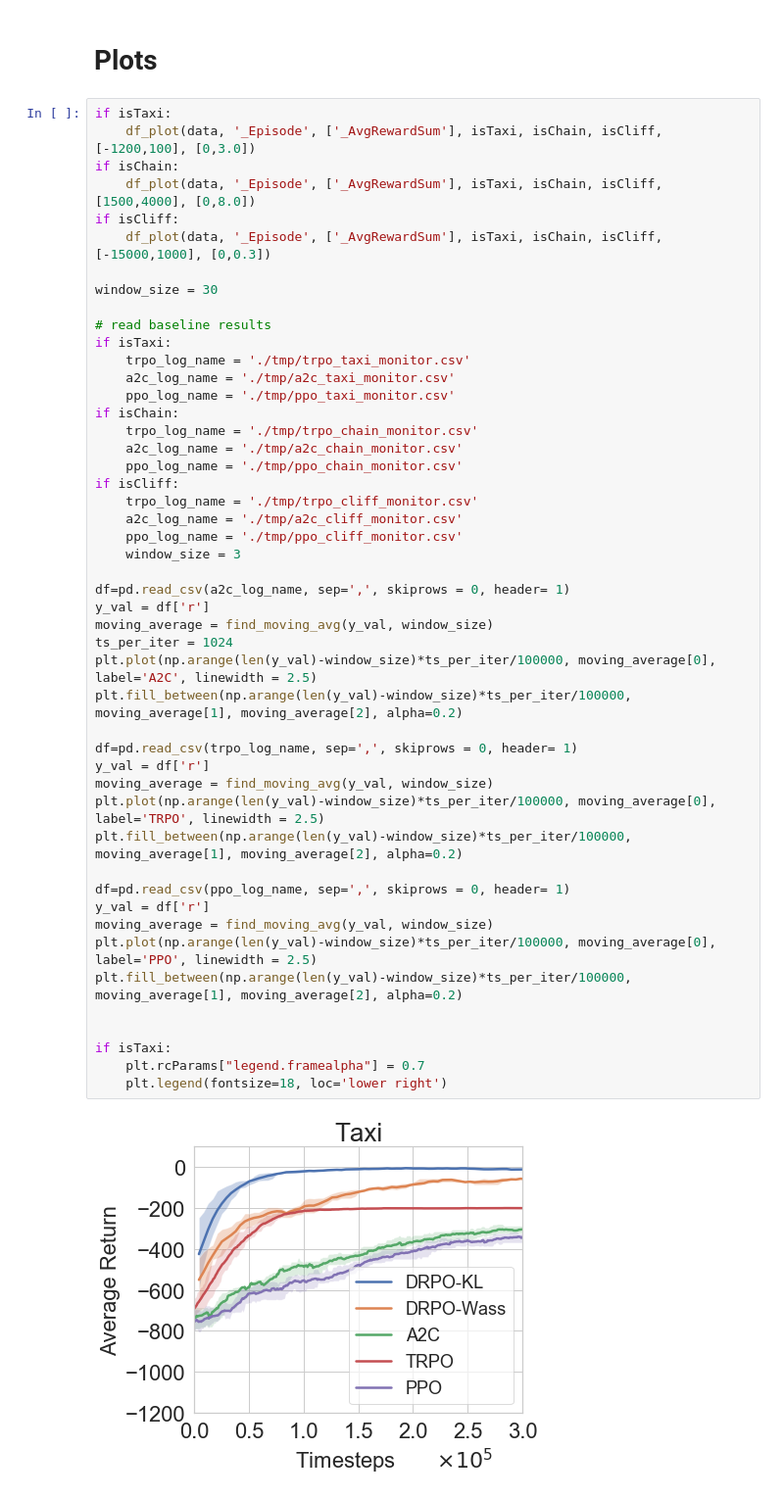
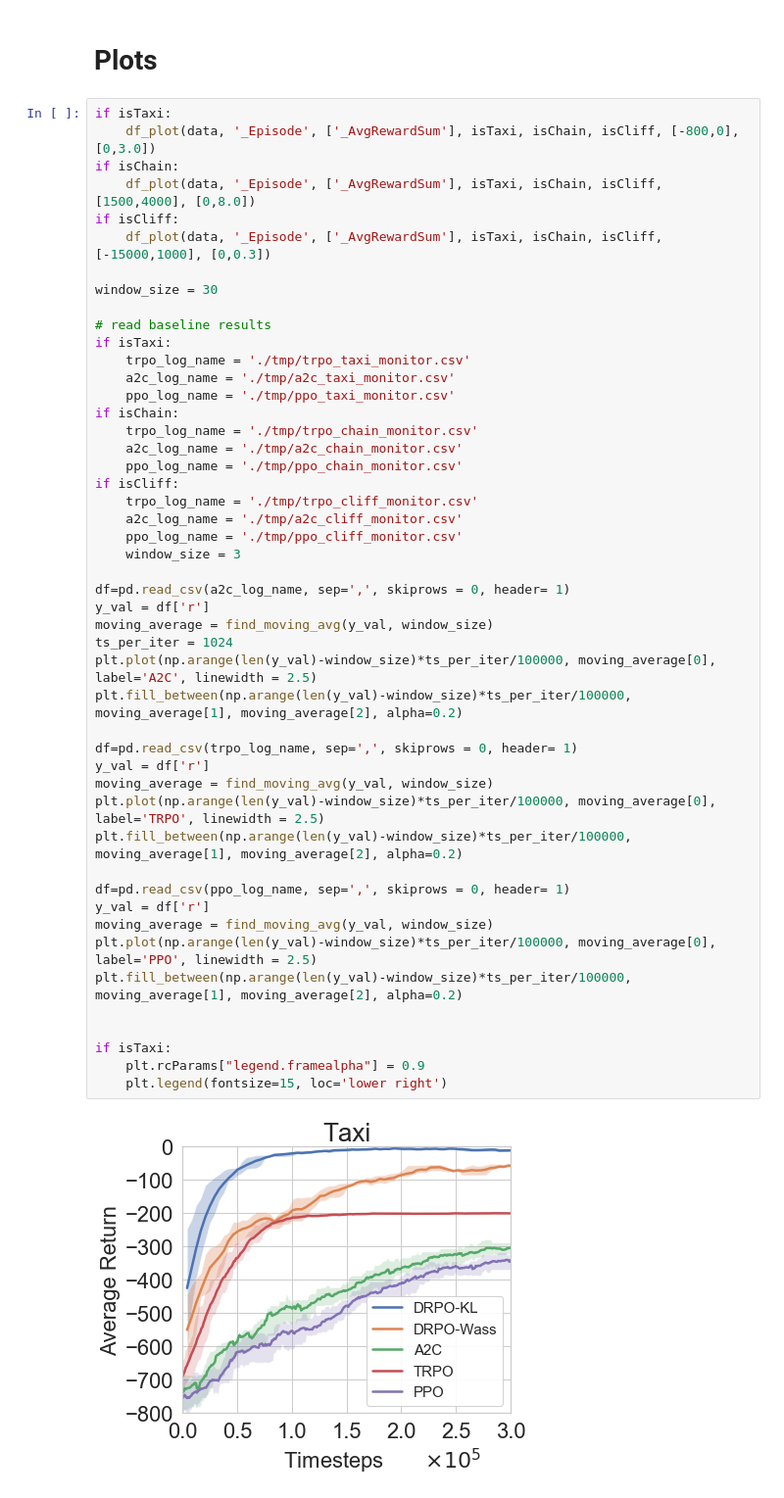
Before and after one commit to kadysongbb/dr-trpo, a Jupyter notebook: tabular/view_training.ipynb, the cells around one changed output. Shown at 98% size. Saved outputs shown, nothing was run; the diff lists cells and outputs as text.

Commit message:
update figures

```diff
--- a/tabular/view_training.ipynb
+++ b/tabular/view_training.ipynb
@@ -92,7 +92,7 @@ data = list(zip(dataframes, names))
 # Plots
 # %%
 if isTaxi:
-    df_plot(data, '_Episode', ['_AvgRewardSum'], isTaxi, isChain, isCliff, [-1200,100], [0,3.0])
+    df_plot(data, '_Episode', ['_AvgRewardSum'], isTaxi, isChain, isCliff, [-800,0], [0,3.0])
 if isChain:
     df_plot(data, '_Episode', ['_AvgRewardSum'], isTaxi, isChain, isCliff, [1500,4000], [0,8.0])
 if isCliff:
@@ -110,33 +110,33 @@ if isChain:
     a2c_log_name = './tmp/a2c_chain_monitor.csv'
     ppo_log_name = './tmp/ppo_chain_monitor.csv'
 if isCliff:
     trpo_log_name = './tmp/trpo_cliff_monitor.csv'
     a2c_log_name = './tmp/a2c_cliff_monitor.csv'
     ppo_log_name = './tmp/ppo_cliff_monitor.csv'
     window_size = 3
 
 df=pd.read_csv(a2c_log_name, sep=',', skiprows = 0, header= 1)
 y_val = df['r']
 moving_average = find_moving_avg(y_val, window_size)
 ts_per_iter = 1024
 plt.plot(np.arange(len(y_val)-window_size)*ts_per_iter/100000, moving_average[0], label='A2C', linewidth = 2.5)
 plt.fill_between(np.arange(len(y_val)-window_size)*ts_per_iter/100000, moving_average[1], moving_average[2], alpha=0.2)
 
 df=pd.read_csv(trpo_log_name, sep=',', skiprows = 0, header= 1)
 y_val = df['r']
 moving_average = find_moving_avg(y_val, window_size)
 plt.plot(np.arange(len(y_val)-window_size)*ts_per_iter/100000, moving_average[0], label='TRPO', linewidth = 2.5)
 plt.fill_between(np.arange(len(y_val)-window_size)*ts_per_iter/100000, moving_average[1], moving_average[2], alpha=0.2)
 
 df=pd.read_csv(ppo_log_name, sep=',', skiprows = 0, header= 1)
 y_val = df['r']
 moving_average = find_moving_avg(y_val, window_size)
 plt.plot(np.arange(len(y_val)-window_size)*ts_per_iter/100000, moving_average[0], label='PPO', linewidth = 2.5)
 plt.fill_between(np.arange(len(y_val)-window_size)*ts_per_iter/100000, moving_average[1], moving_average[2], alpha=0.2)
 
 
 if isTaxi:
-    plt.rcParams["legend.framealpha"] = 0.7
-    plt.legend(fontsize=18, loc='lower right')
+    plt.rcParams["legend.framealpha"] = 0.9
+    plt.legend(fontsize=15, loc='lower right')
 # %% [output]
-[figure, old version]
+[figure, new version]
```
Also changed, not shown: 5 other files.
